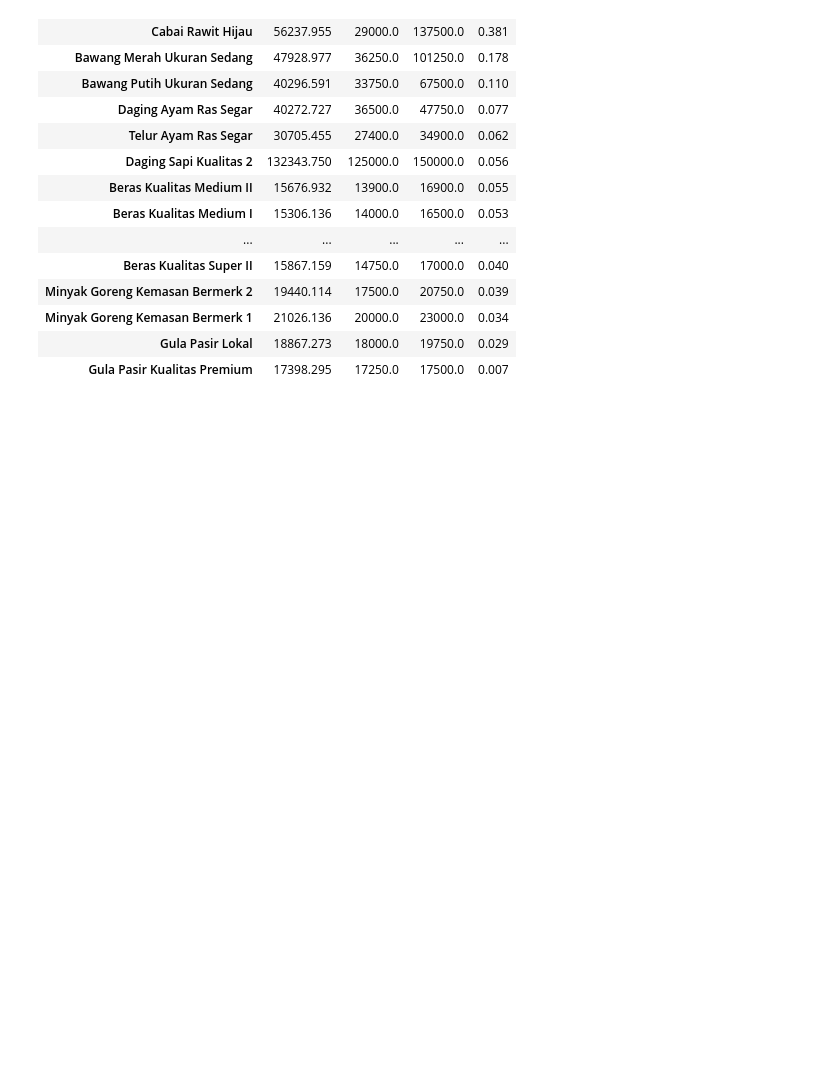
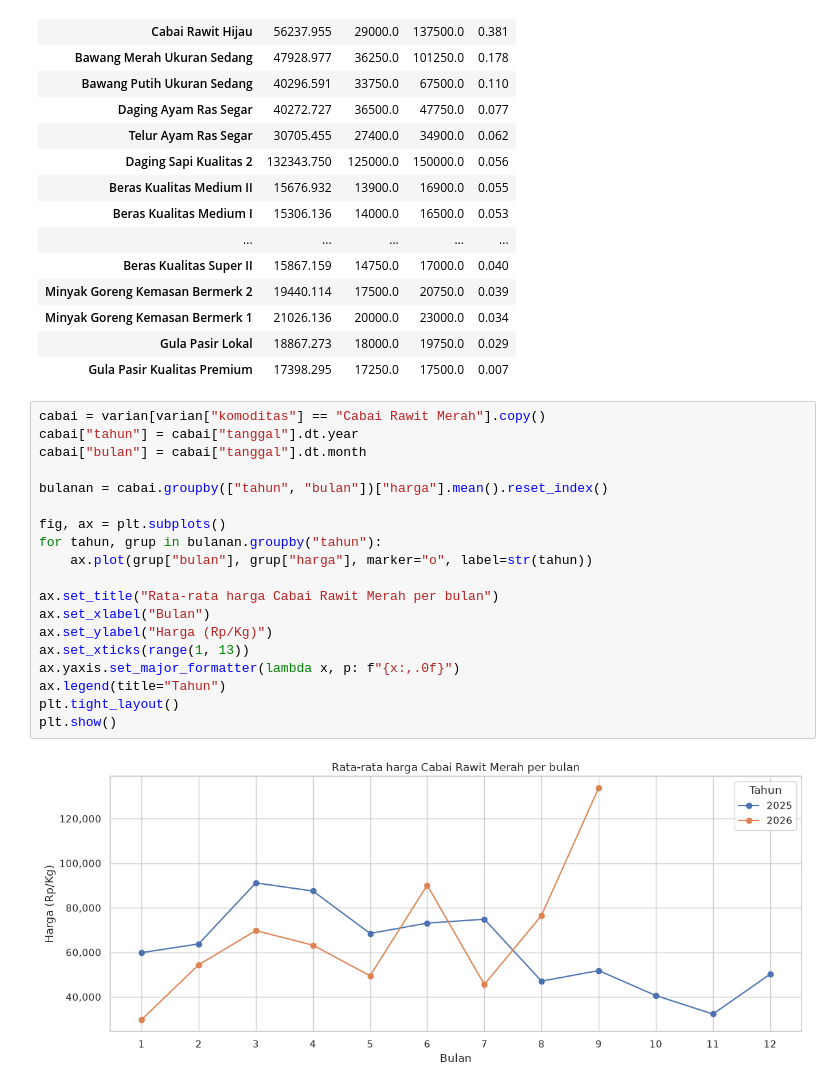
Before and after one commit to ciputrii21/food-price-intelligence, a Jupyter notebook: notebooks/01_eksplorasi.ipynb, the cells around one changed output. Saved outputs shown, nothing was run; the diff lists cells and outputs as text; blank space fills up the shorter version.

```diff
--- a/notebooks/01_eksplorasi.ipynb
+++ b/notebooks/01_eksplorasi.ipynb
@@ -81,3 +81,24 @@ ringkas[["rata", "terendah", "tertinggi", "cv"]]
 | Minyak Goreng Kemasan Bermerk 1 | 21026.136 | 20000.0 | 23000.0 | 0.034 |
 | Gula Pasir Lokal | 18867.273 | 18000.0 | 19750.0 | 0.029 |
 | Gula Pasir Kualitas Premium | 17398.295 | 17250.0 | 17500.0 | 0.007 |
+# %%
+cabai = varian[varian["komoditas"] == "Cabai Rawit Merah"].copy()
+cabai["tahun"] = cabai["tanggal"].dt.year
+cabai["bulan"] = cabai["tanggal"].dt.month
+
+bulanan = cabai.groupby(["tahun", "bulan"])["harga"].mean().reset_index()
+
+fig, ax = plt.subplots()
+for tahun, grup in bulanan.groupby("tahun"):
+    ax.plot(grup["bulan"], grup["harga"], marker="o", label=str(tahun))
+
+ax.set_title("Rata-rata harga Cabai Rawit Merah per bulan")
+ax.set_xlabel("Bulan")
+ax.set_ylabel("Harga (Rp/Kg)")
+ax.set_xticks(range(1, 13))
+ax.yaxis.set_major_formatter(lambda x, p: f"{x:,.0f}")
+ax.legend(title="Tahun")
+plt.tight_layout()
+plt.show()
+# %% [output]
+[figure, added]
```
Also changed, not shown: parts of 1 cell of this notebook.
